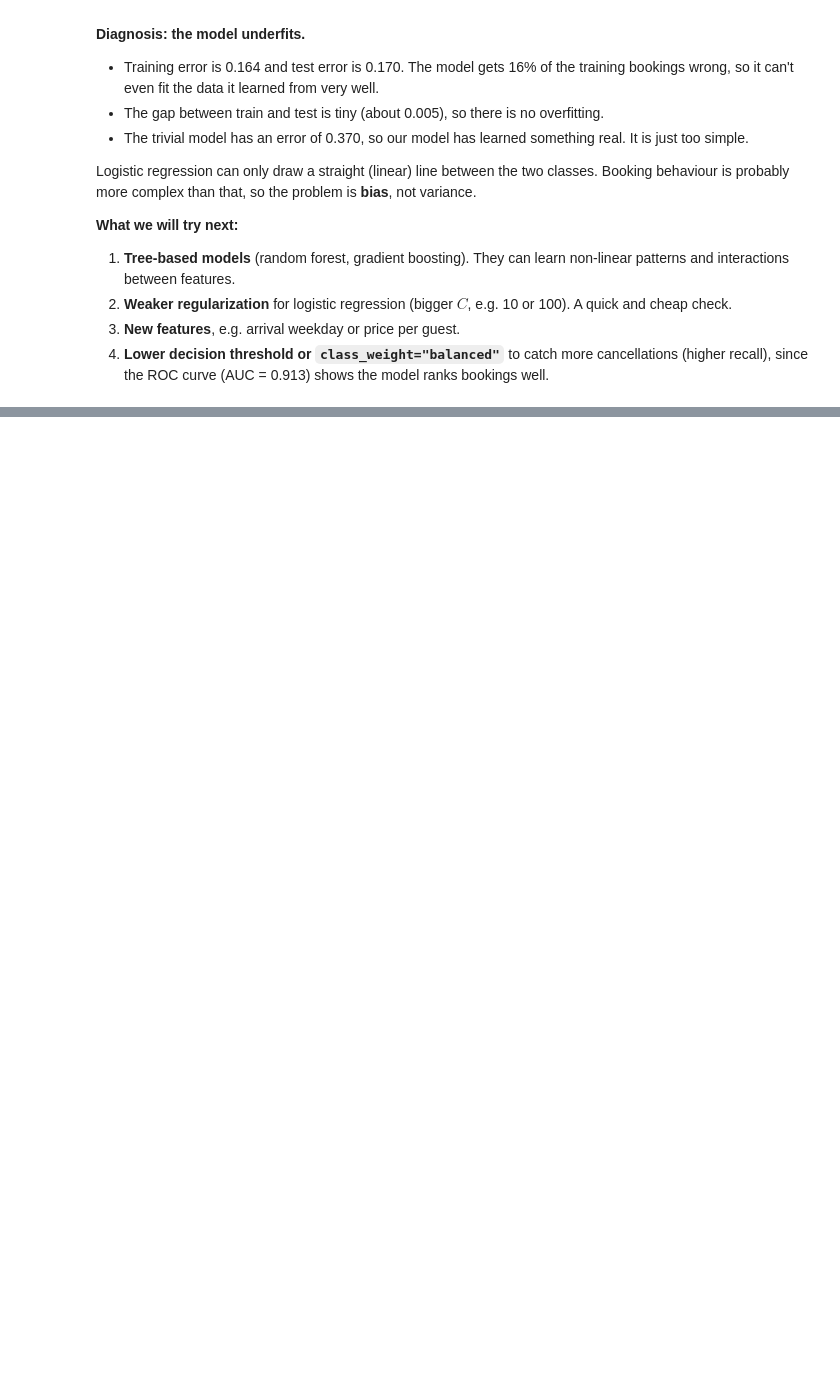
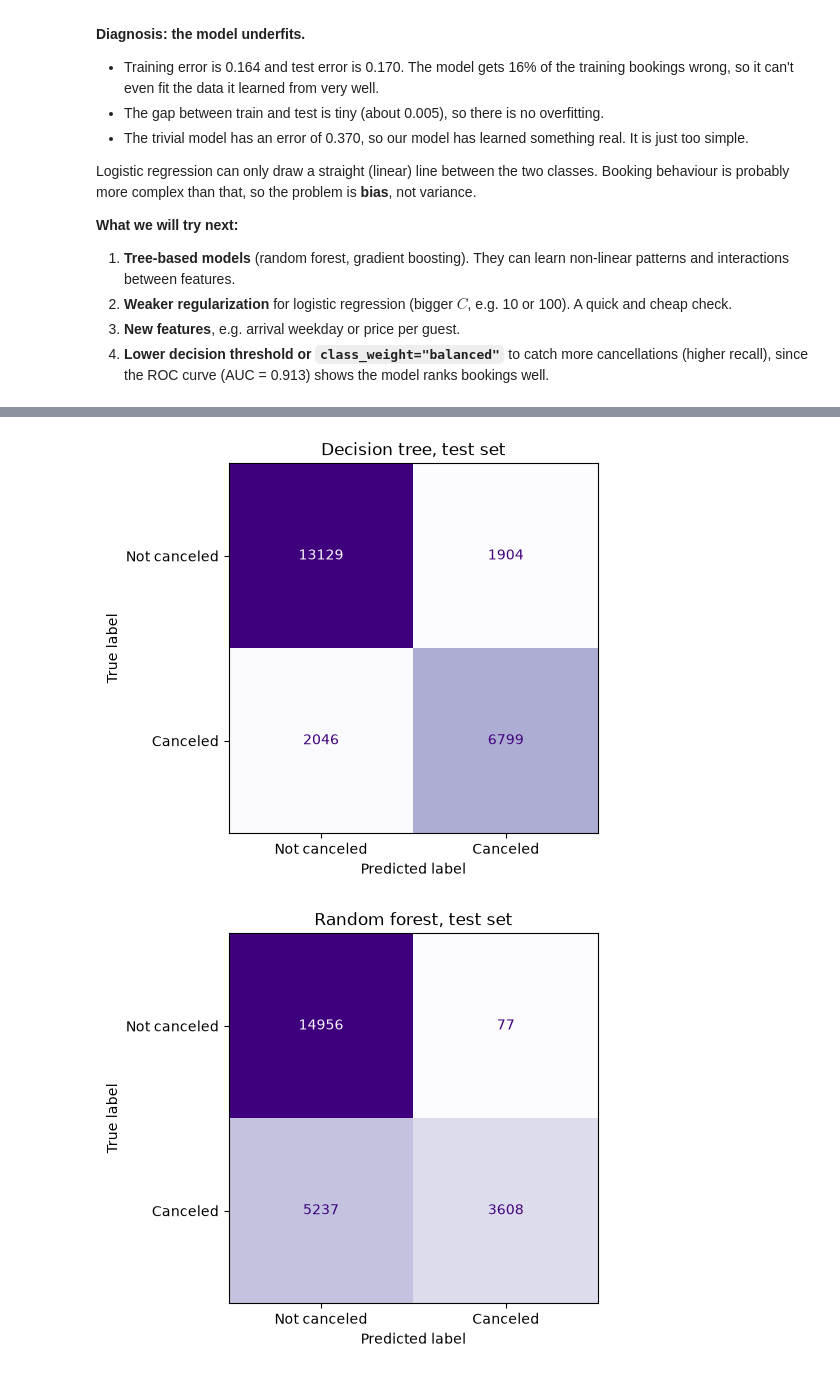
Before and after one commit to MasMits/hotel-cancellation-ml, a Jupyter notebook: notebook/project.ipynb, the cells around one changed output, grey strips where cells are left out. Drawn from its saved outputs; the diff is of its cells as text; code cells hidden in the pictures; blank space fills up the shorter version.

```diff
--- a/notebook/project.ipynb
+++ b/notebook/project.ipynb
@@ -448,0 +471,6 @@ Logistic regression can only draw a straight (linear) line between the two class
+# %%
+for name in ["Decision tree", "Random forest"]:
+    evaluation.plot_confusion_matrix(models[name], X_test, y_test, title=f"{name}, test set")
+# %% [output]
+[figure, added]
+[figure, added]
```
Also changed, not shown: parts of 4 cells of this notebook, 1 other file.
